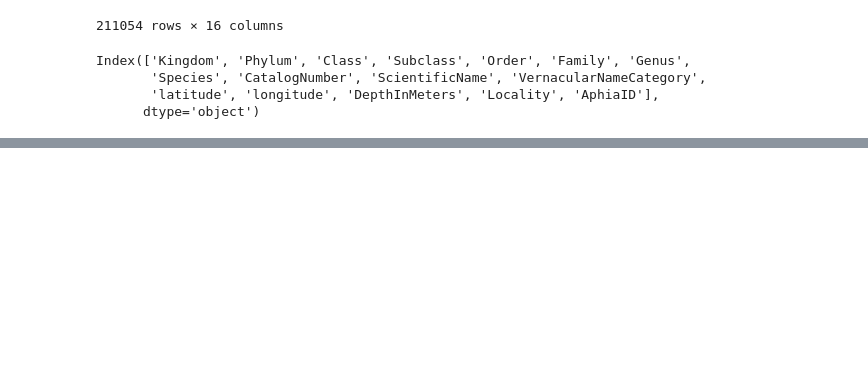
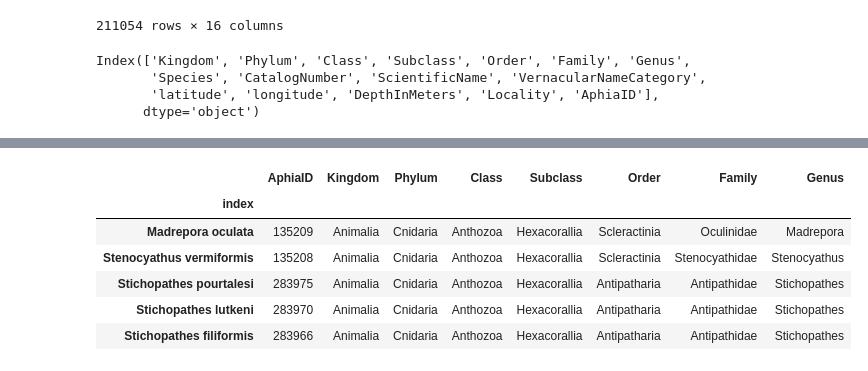
Before and after one commit to lrondi/ETL-project, a Jupyter notebook: ETL_project.ipynb, the cells around one changed output, grey strips where cells are left out. Drawn from its saved outputs; the diff is of its cells as text; code cells hidden in the pictures; blank space fills up the shorter version.

```diff
--- a/ETL_project.ipynb
+++ b/ETL_project.ipynb
@@ -423,2 +413,13 @@ taxa_copy.drop(['VernacularNameCategory','latitude','longitude','DepthInMeters',
+# %%
+taxa_copy = taxa_copy.drop_duplicates()
+taxa_copy.head()
+# %% [output]
+|  | AphiaID | Kingdom | Phylum | Class | Subclass | Order | Family | Genus |
+| index |  |  |  |  |  |  |  |  |
+| Madrepora oculata | 135209 | Animalia | Cnidaria | Anthozoa | Hexacorallia | Scleractinia | Oculinidae | Madrepora |
+| Stenocyathus vermiformis | 135208 | Animalia | Cnidaria | Anthozoa | Hexacorallia | Scleractinia | Stenocyathidae | Stenocyathus |
+| Stichopathes pourtalesi | 283975 | Animalia | Cnidaria | Anthozoa | Hexacorallia | Antipatharia | Antipathidae | Stichopathes |
+| Stichopathes lutkeni | 283970 | Animalia | Cnidaria | Anthozoa | Hexacorallia | Antipatharia | Antipathidae | Stichopathes |
+| Stichopathes filiformis | 283966 | Animalia | Cnidaria | Anthozoa | Hexacorallia | Antipatharia | Antipathidae | Stichopathes |
 # %%
 taxa_copy.to_csv('taxonomy_info.csv')
```
Also changed, not shown: parts of 3 cells of this notebook.
